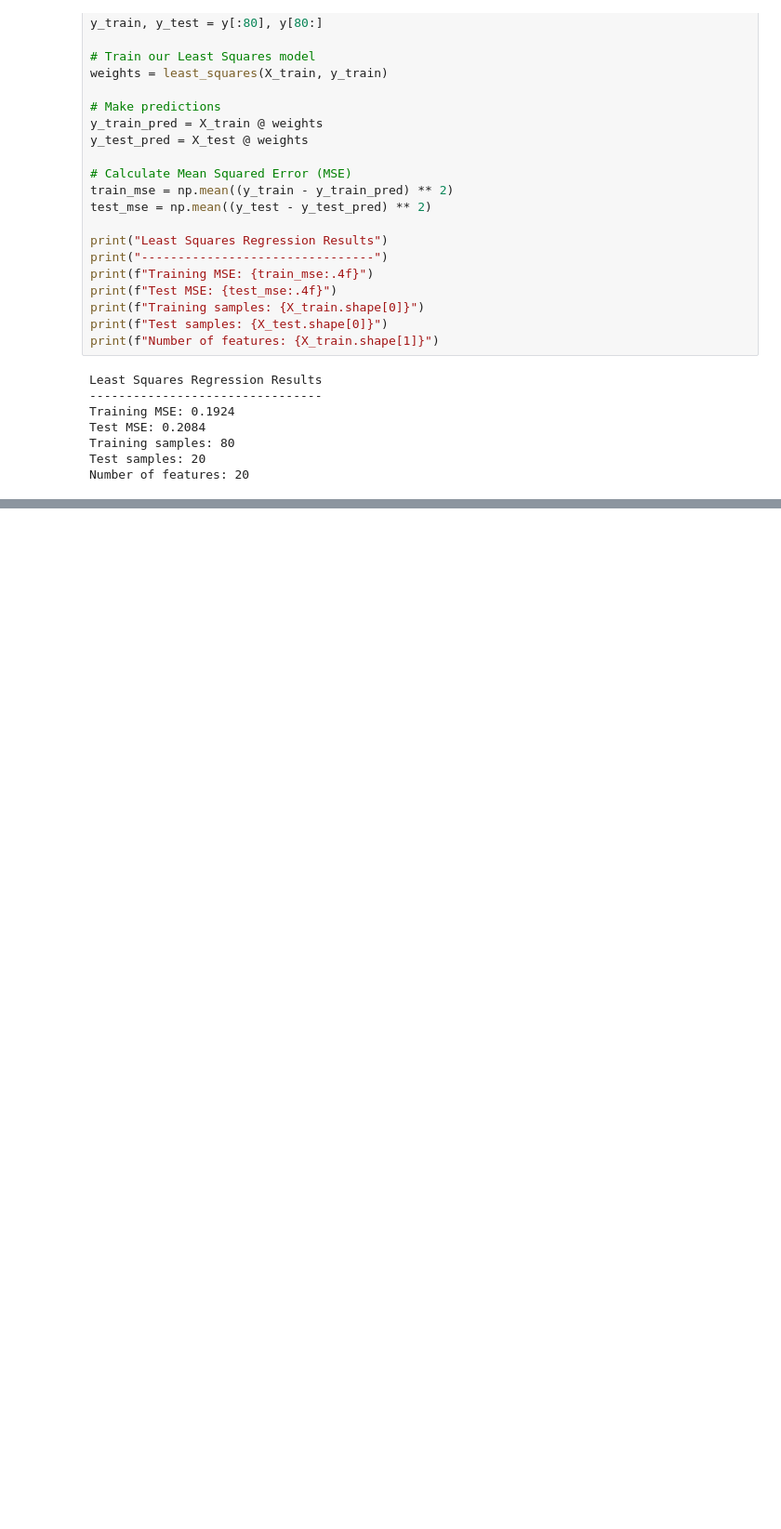
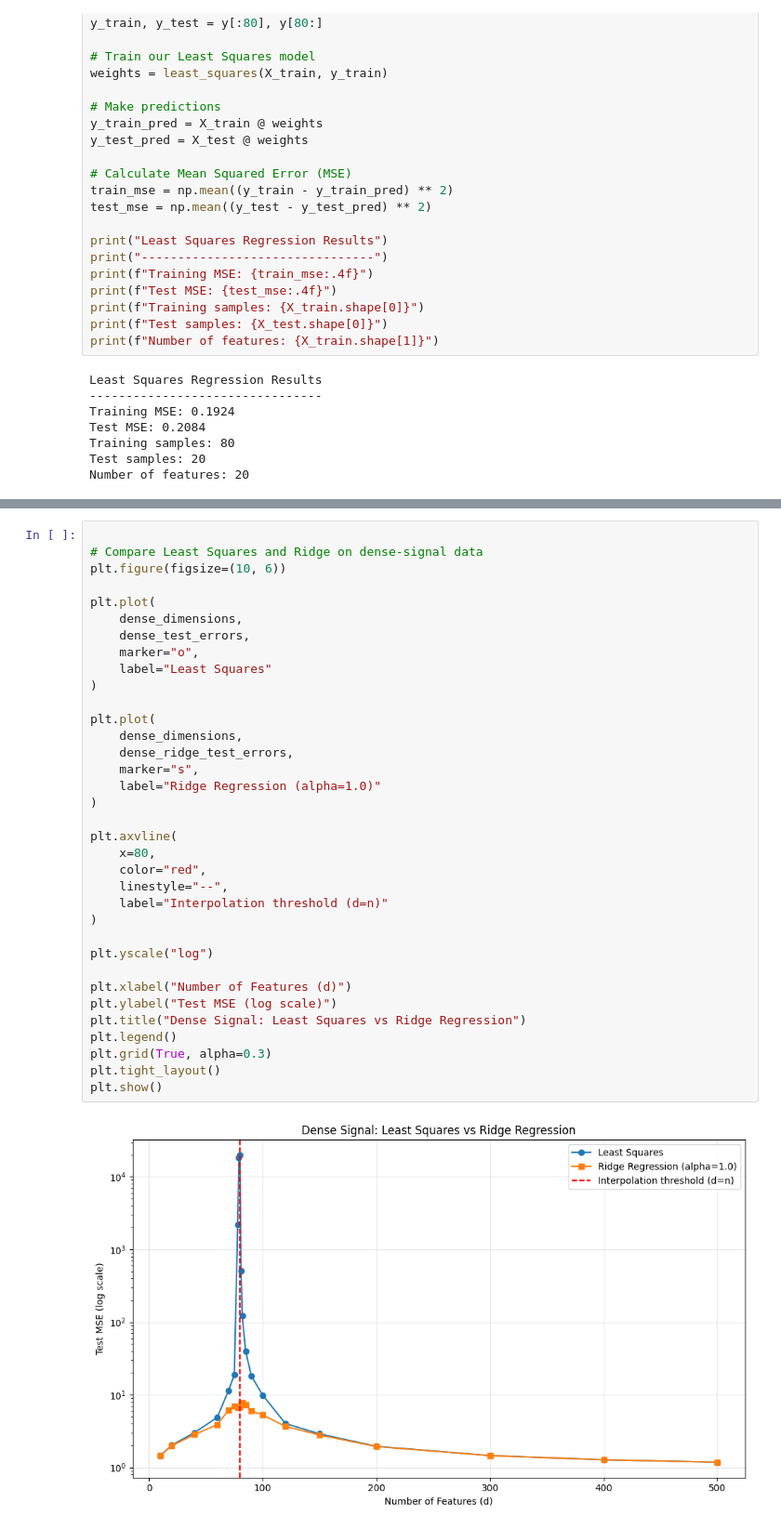
Before and after one commit to sanimmazhit/double-descent-linear-models, a Jupyter notebook: notebooks/01_synthetic_experiments.ipynb, the cells around one changed output, grey strips where cells are left out. Shown at 93% size. Cells and saved outputs as stored; diff of their text form; blank space fills up the shorter version.

```diff
--- a/notebooks/01_synthetic_experiments.ipynb
+++ b/notebooks/01_synthetic_experiments.ipynb
@@ -55,0 +401,37 @@ Number of features: 20
+# %%
+
+# Compare Least Squares and Ridge on dense-signal data
+plt.figure(figsize=(10, 6))
+
+plt.plot(
+    dense_dimensions,
+    dense_test_errors,
+    marker="o",
+    label="Least Squares"
+)
+
+plt.plot(
+    dense_dimensions,
+    dense_ridge_test_errors,
+    marker="s",
+    label="Ridge Regression (alpha=1.0)"
+)
+
+plt.axvline(
+    x=80,
+    color="red",
+    linestyle="--",
+    label="Interpolation threshold (d=n)"
+)
+
+plt.yscale("log")
+
+plt.xlabel("Number of Features (d)")
+plt.ylabel("Test MSE (log scale)")
+plt.title("Dense Signal: Least Squares vs Ridge Regression")
+plt.legend()
+plt.grid(True, alpha=0.3)
+plt.tight_layout()
+plt.show()
+# %% [output]
+[figure, added]
```
Also changed, not shown: parts of 22 cells of this notebook, 2 other files.
